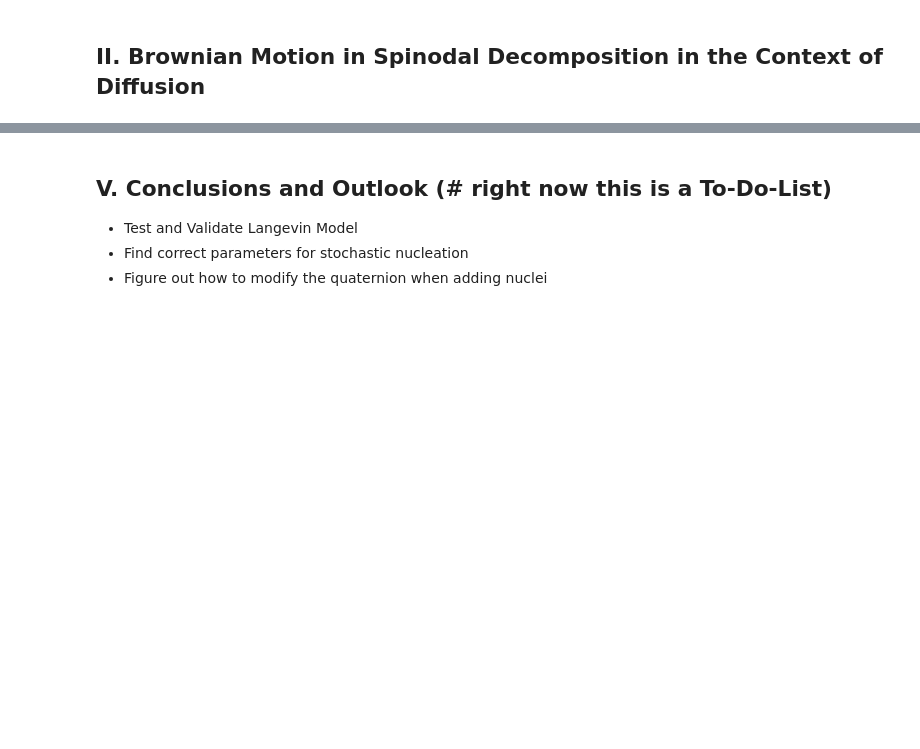
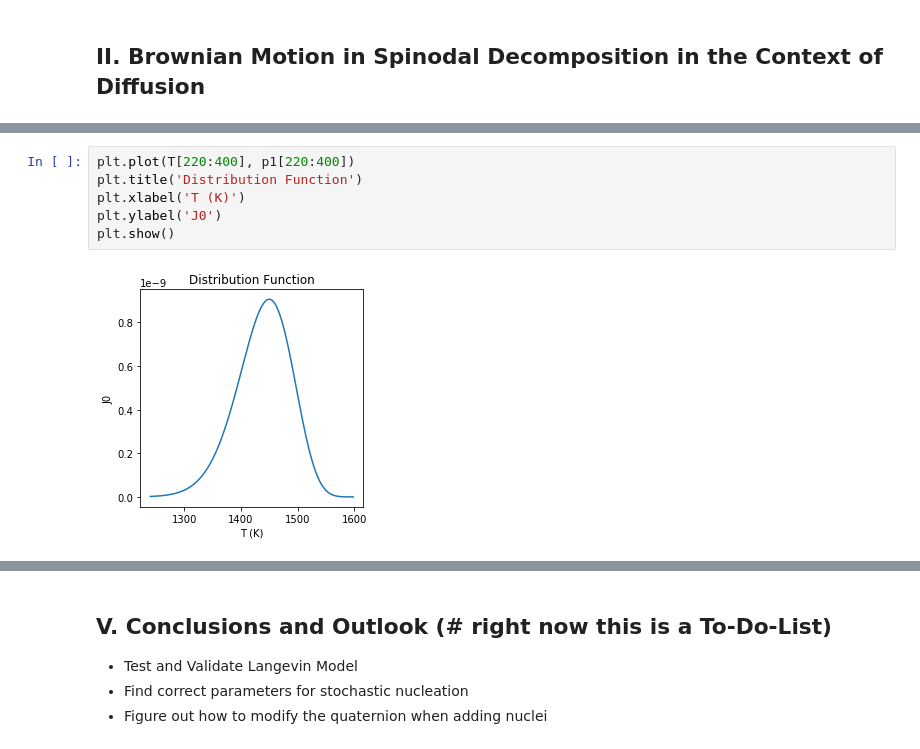
Before and after one commit to AdditiveModeling/noise, a Jupyter notebook: Noise in Phase Field Modelling.ipynb, the cells around one changed output, grey strips where cells are left out. Saved outputs shown, nothing was run; the diff lists cells and outputs as text; blank space fills up the shorter version.

```diff
--- a/Noise in Phase Field Modelling.ipynb
+++ b/Noise in Phase Field Modelling.ipynb
@@ -226,0 +259,8 @@ def add_nuclei(phi, J, b, size):
+# %%
+plt.plot(T[220:400], p1[220:400])
+plt.title('Distribution Function')
+plt.xlabel('T (K)')
+plt.ylabel('J0')
+plt.show()
+# %% [output]
+[figure, added]
```
Also changed, not shown: parts of 27 cells of this notebook, 3 other files.
